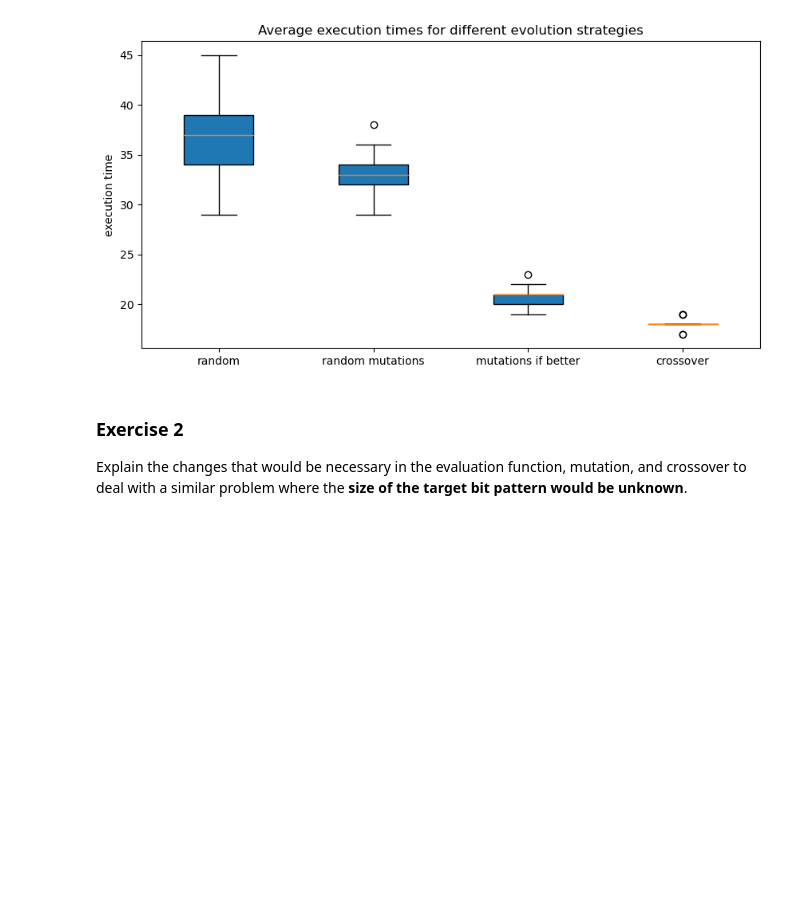
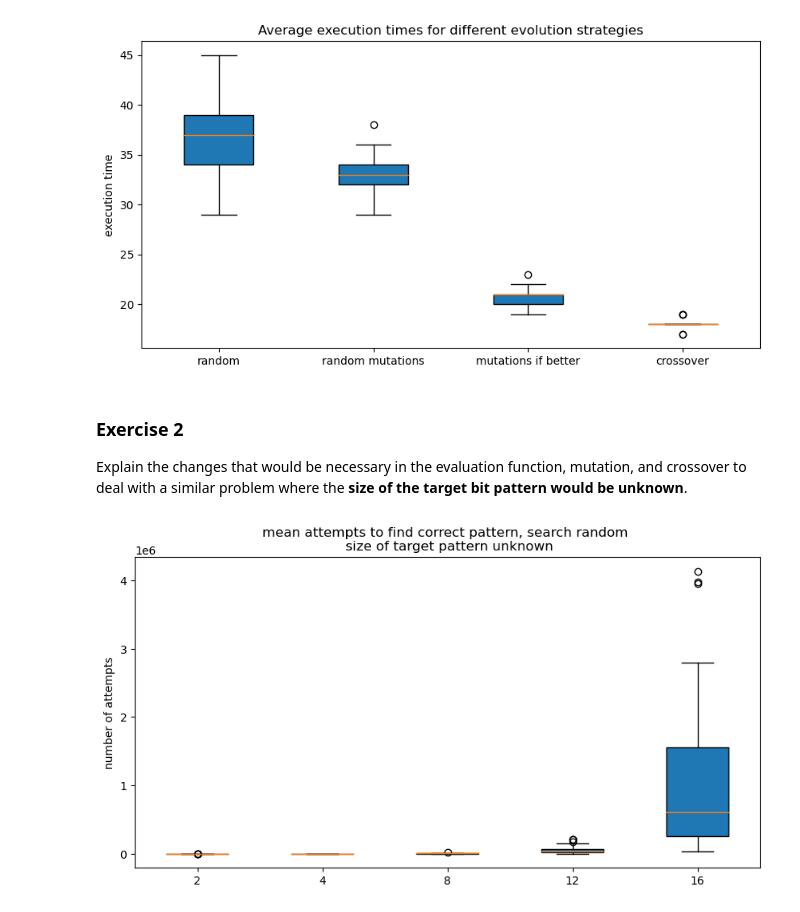
Before and after one commit to jelenameyer/IntroToMachineLearning, a Jupyter notebook: assignments/assignment4/a04.ipynb, the cells around one changed output. Drawn from its saved outputs; the diff is of its cells as text; code cells hidden in the pictures; blank space fills up the shorter version.

```diff
--- a/assignments/assignment4/a04.ipynb
+++ b/assignments/assignment4/a04.ipynb
@@ -713,0 +774,9 @@ Explain the changes that would be necessary in the evaluation function, mutation
+# %%
+# changes performance of finding bit pattern dramatically
+
+regenerateBitPattern(correctBitPattern)
+numberAttemptsRandom, executionTimeRandom, meansOfAttemptsRandom, meansOfExecutionTimesRandom = getAverageCountsAndTimes(listNumberBits, "random", giveMeans=True)
+
+plotBoxplot(boxBlotContent = numberAttemptsRandom, title = "mean attempts to find correct pattern, search random \n size of target pattern unknown", yLabel = "number of attempts", labels = listNumberBits, yLim = None)
+# %% [output]
+[figure, added]
```
Also changed, not shown: parts of 15 cells of this notebook.
